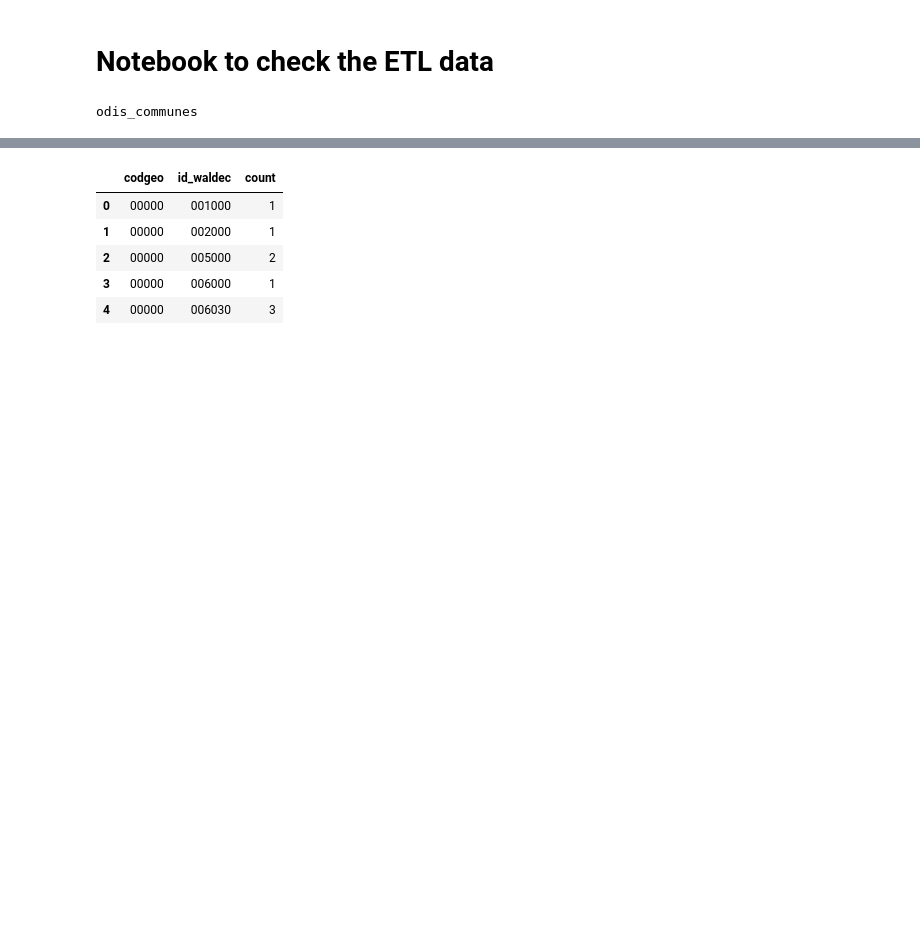
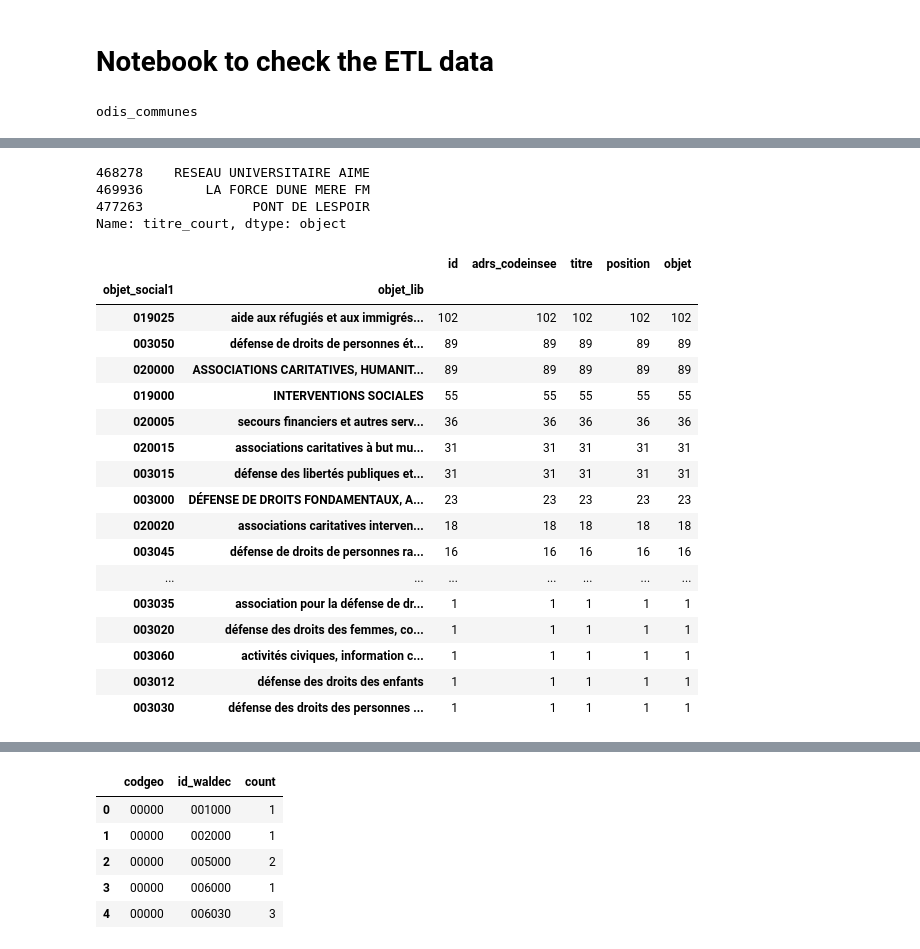
Before and after one commit to jbesan/13_odis_stream2, a Jupyter notebook: notebooks/odis_check_data.ipynb, the cells around one changed output, grey strips where cells are left out. Saved outputs shown, nothing was run; the diff lists cells and outputs as text; code cells hidden in the pictures; blank space fills up the shorter version.

```diff
--- a/notebooks/odis_check_data.ipynb
+++ b/notebooks/odis_check_data.ipynb
@@ -24,2 +52,2 @@ NameError: name 'odis_bassins_de_vie' is not defined
 # %%
-odis_communes.info()
+asso =pd.read_parquet('../pipeline/cache/raw/associations.parquet')
@@ -43,0 +94,36 @@ memory usage: 6.1+ MB
+# %%
+asso[(asso.objet_social1=='019025') & (asso.adrs_codeinsee=='33063')].titre_court.head(25)
+# %% [output]
+468278    RESEAU UNIVERSITAIRE AIME
+469936        LA FORCE DUNE MERE FM
+477263              PONT DE LESPOIR
+Name: titre_court, dtype: object
+# %%
+asso_refug = asso[asso.objet_social1.str.startswith(('003', '019', '020'), na=False)].loc[
+    asso['objet'].str.contains('asile', regex=False, case=False, na=False)|asso['objet'].str.contains('réfugié', regex=False, case=False, na=False),
+    ['id', 'adrs_codeinsee', 'titre','position','objet_social1', 'objet']
+]
+# %%
+mapping = odis_referentiels[odis_referentiels['key'] == 'waldec_codes'].set_index('code')['label']
+asso_refug['objet_lib'] = asso_refug['objet_social1'].astype(int).astype(str).map(mapping)
+# %%
+asso_refug.groupby(['objet_social1', 'objet_lib']).count().sort_values(by='id', ascending=False)
+# %% [output]
+|  |  | id | adrs_codeinsee | titre | position | objet |
+| objet_social1 | objet_lib |  |  |  |  |  |
+| 019025 | aide aux réfugiés et aux immigrés... | 102 | 102 | 102 | 102 | 102 |
+| 003050 | défense de droits de personnes ét... | 89 | 89 | 89 | 89 | 89 |
+| 020000 | ASSOCIATIONS CARITATIVES, HUMANIT... | 89 | 89 | 89 | 89 | 89 |
+| 019000 | INTERVENTIONS SOCIALES | 55 | 55 | 55 | 55 | 55 |
+| 020005 | secours financiers et autres serv... | 36 | 36 | 36 | 36 | 36 |
+| 020015 | associations caritatives à but mu... | 31 | 31 | 31 | 31 | 31 |
+| 003015 | défense des libertés publiques et... | 31 | 31 | 31 | 31 | 31 |
+| 003000 | DÉFENSE DE DROITS FONDAMENTAUX, A... | 23 | 23 | 23 | 23 | 23 |
+| 020020 | associations caritatives interven... | 18 | 18 | 18 | 18 | 18 |
+| 003045 | défense de droits de personnes ra... | 16 | 16 | 16 | 16 | 16 |
+| ... | ... | ... | ... | ... | ... | ... |
+| 003035 | association pour la défense de dr... | 1 | 1 | 1 | 1 | 1 |
+| 003020 | défense des droits des femmes, co... | 1 | 1 | 1 | 1 | 1 |
+| 003060 | activités civiques, information c... | 1 | 1 | 1 | 1 | 1 |
+| 003012 | défense des droits des enfants | 1 | 1 | 1 | 1 | 1 |
+| 003030 | défense des droits des personnes ... | 1 | 1 | 1 | 1 | 1 |
```
Also changed, not shown: parts of 9 cells of this notebook, 17 other files.
